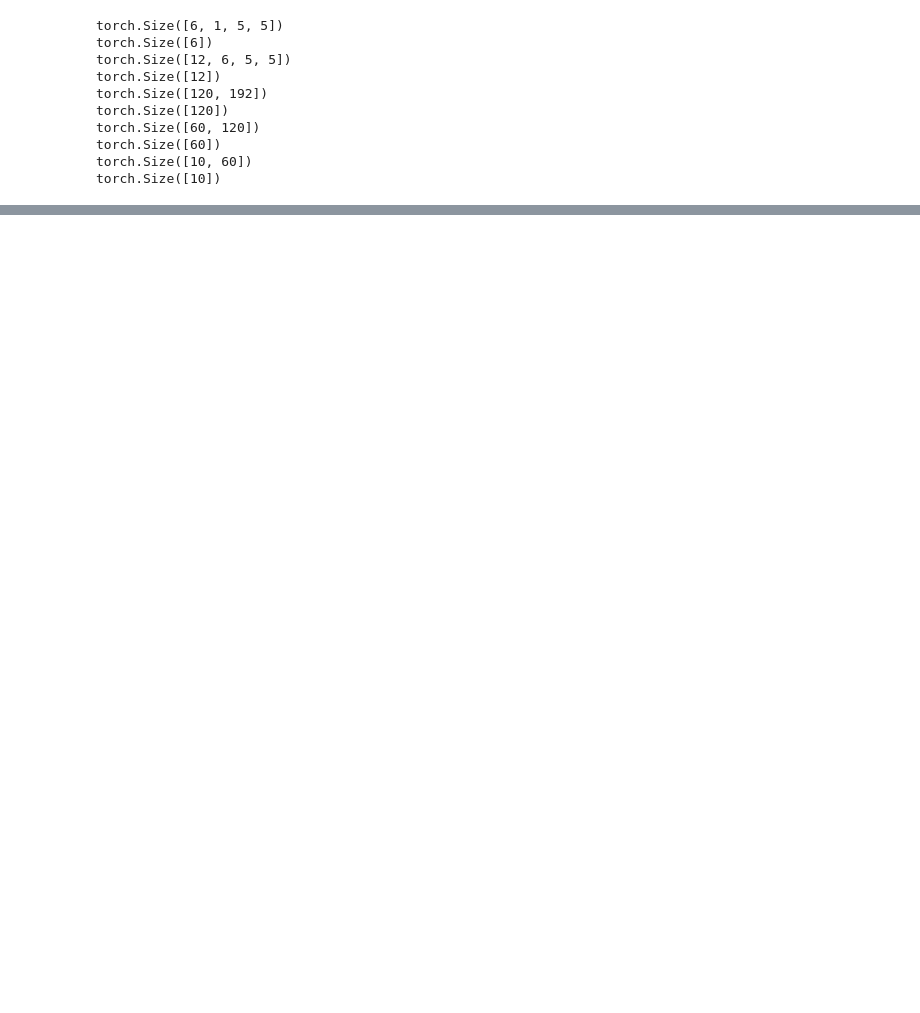
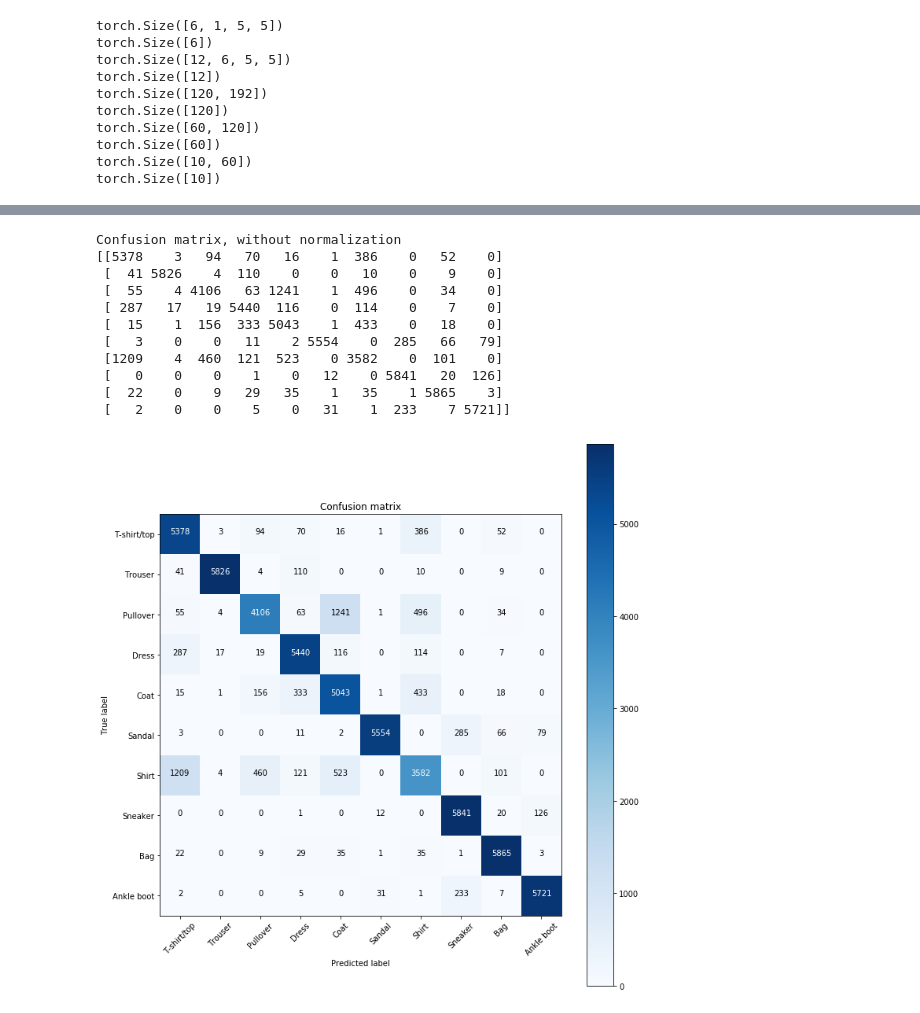
Before and after one commit to martinferianc/PyTorch-Tutorial, a Jupyter notebook: src/Introduction to PyTorch - Part 2 Building a CNN.ipynb, the cells around one changed output, grey strips where cells are left out. Saved outputs shown, nothing was run; the diff lists cells and outputs as text; code cells hidden in the pictures; blank space fills up the shorter version.

```diff
--- a/src/Introduction to PyTorch - Part 2 Building a CNN.ipynb
+++ b/src/Introduction to PyTorch - Part 2 Building a CNN.ipynb
@@ -199,0 +322,19 @@ def __init__(self, in_features, out_features, bias=True):
+# %%
+# Get the predictions to build the confusion matrix
+# To disabl ethe gradient we can also do: with torch.no_grad():
+@torch.no_grad()
+def get_all_preds(model, loader):
+    all_preds = torch.tensor([])
+    for batch in loader:
+        images, labels = batch
+
+        preds = model(images)
+        all_preds = torch.cat(
+            (all_preds, preds)
+            ,dim=0
+        )
+    return all_preds
+
+predictions = get_all_preds(network,train_loader)
+total_correct = predictions.argmax(dim=1).eq(train_set.targets).sum().item()/len(train_loader)
+print(total_correct)
@@ -199,0 +364,9 @@ def __init__(self, in_features, out_features, bias=True):
+# %%
+cmt = torch.zeros(10,10, dtype=torch.int64)
+for p in stacked:
+    tl, pl = p.tolist()
+    cmt[tl, pl] = cmt[tl, pl] + 1
+print(cmt)
+# Another option
+cm = confusion_matrix(train_set.targets, predictions.argmax(dim=1))
+print(cm) # This is going to be a numpy array
@@ -199,0 +394,28 @@ def __init__(self, in_features, out_features, bias=True):
+# %%
+names = (
+    'T-shirt/top'
+    ,'Trouser'
+    ,'Pullover'
+    ,'Dress'
+    ,'Coat'
+    ,'Sandal'
+    ,'Shirt'
+    ,'Sneaker'
+    ,'Bag'
+    ,'Ankle boot'
+)
+plt.figure(figsize=(10,10))
+plot_confusion_matrix(cm, names)
+# %% [output]
+Confusion matrix, without normalization
+[[5378    3   94   70   16    1  386    0   52    0]
+ [  41 5826    4  110    0    0   10    0    9    0]
+ [  55    4 4106   63 1241    1  496    0   34    0]
+ [ 287   17   19 5440  116    0  114    0    7    0]
+ [  15    1  156  333 5043    1  433    0   18    0]
+ [   3    0    0   11    2 5554    0  285   66   79]
+ [1209    4  460  121  523    0 3582    0  101    0]
+ [   0    0    0    1    0   12    0 5841   20  126]
+ [  22    0    9   29   35    1   35    1 5865    3]
+ [   2    0    0    5    0   31    1  233    7 5721]]
+[figure, added]
```
Also changed, not shown: parts of 15 cells of this notebook, 10 other files.
